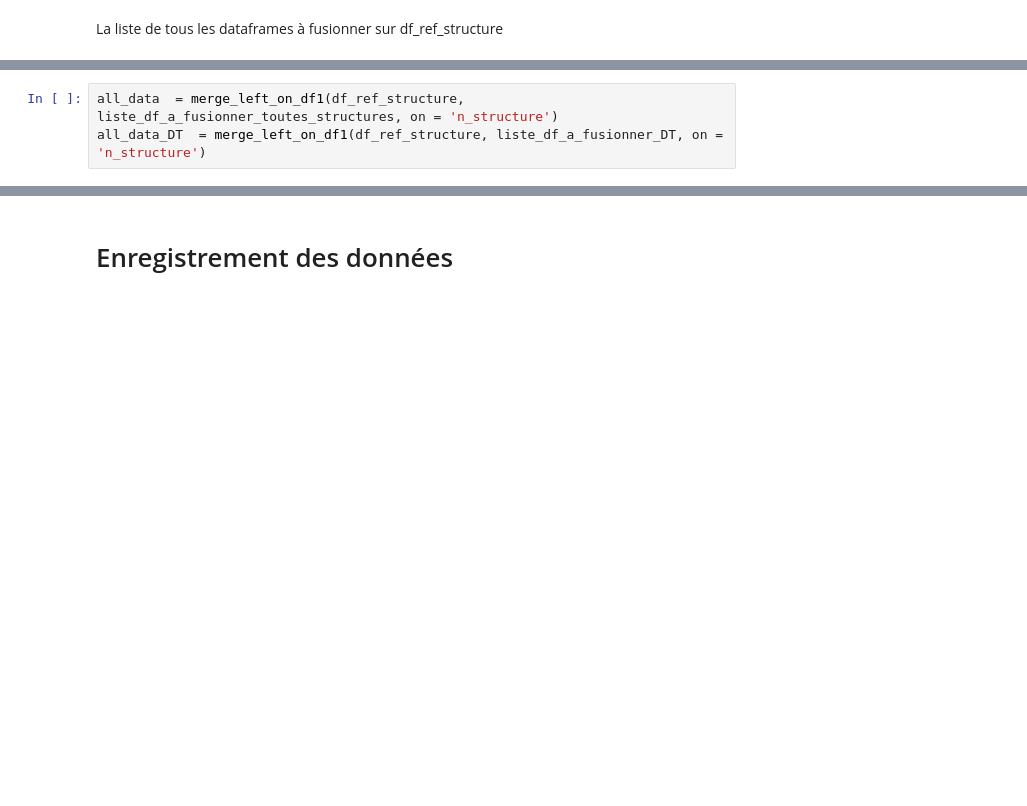
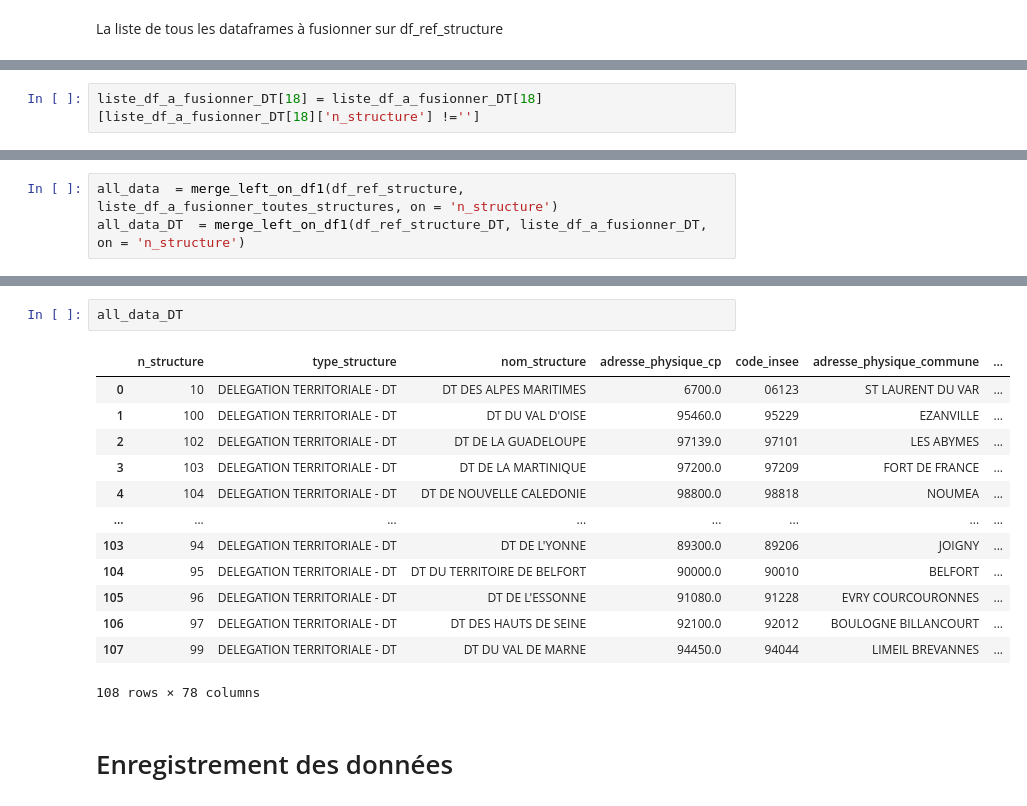
Before and after one commit to Croix-rouge-test/Code-PAT, a Jupyter notebook: Code_CSA.ipynb, the cells around one changed output, grey strips where cells are left out. Saved outputs shown, nothing was run; the diff lists cells and outputs as text; blank space fills up the shorter version.

```diff
--- a/Code_CSA.ipynb
+++ b/Code_CSA.ipynb
@@ -625,0 +850,2 @@ AttributeError: 'Series' object has no attribute 'columns'
+# %%
+liste_df_a_fusionner_DT[18] = liste_df_a_fusionner_DT[18][liste_df_a_fusionner_DT[18]['n_structure'] !='']
@@ -626,3 +942,3 @@ AttributeError: 'Series' object has no attribute 'columns'
 # %%
 all_data  = merge_left_on_df1(df_ref_structure, liste_df_a_fusionner_toutes_structures, on = 'n_structure')
-all_data_DT  = merge_left_on_df1(df_ref_structure, liste_df_a_fusionner_DT, on = 'n_structure')
+all_data_DT  = merge_left_on_df1(df_ref_structure_DT, liste_df_a_fusionner_DT, on = 'n_structure')
@@ -629,3 +961,19 @@ all_data_DT  = merge_left_on_df1(df_ref_structure, liste_df_a_fusionner_DT, on =
+# %%
+all_data_DT
+# %% [output]
+|  | n_structure | type_structure | nom_structure | adresse_physique_cp | code_insee | adresse_physique_commune | ... |
+| 0 | 10 | DELEGATION TERRITORIALE - DT | DT DES ALPES MARITIMES | 6700.0 | 06123 | ST LAURENT DU VAR | ... |
+| 1 | 100 | DELEGATION TERRITORIALE - DT | DT DU VAL D'OISE | 95460.0 | 95229 | EZANVILLE | ... |
+| 2 | 102 | DELEGATION TERRITORIALE - DT | DT DE LA GUADELOUPE | 97139.0 | 97101 | LES ABYMES | ... |
+| 3 | 103 | DELEGATION TERRITORIALE - DT | DT DE LA MARTINIQUE | 97200.0 | 97209 | FORT DE FRANCE | ... |
+| 4 | 104 | DELEGATION TERRITORIALE - DT | DT DE NOUVELLE CALEDONIE | 98800.0 | 98818 | NOUMEA | ... |
+| ... | ... | ... | ... | ... | ... | ... | ... |
+| 103 | 94 | DELEGATION TERRITORIALE - DT | DT DE L'YONNE | 89300.0 | 89206 | JOIGNY | ... |
+| 104 | 95 | DELEGATION TERRITORIALE - DT | DT DU TERRITOIRE DE BELFORT | 90000.0 | 90010 | BELFORT | ... |
+| 105 | 96 | DELEGATION TERRITORIALE - DT | DT DE L'ESSONNE | 91080.0 | 91228 | EVRY COURCOURONNES | ... |
+| 106 | 97 | DELEGATION TERRITORIALE - DT | DT DES HAUTS DE SEINE | 92100.0 | 92012 | BOULOGNE BILLANCOURT | ... |
+| 107 | 99 | DELEGATION TERRITORIALE - DT | DT DU VAL DE MARNE | 94450.0 | 94044 | LIMEIL BREVANNES | ... |
+108 rows × 78 columns
 # %% [markdown]
 # Enregistrement des données
 # %%
```
Also changed, not shown: parts of 24 cells of this notebook.
